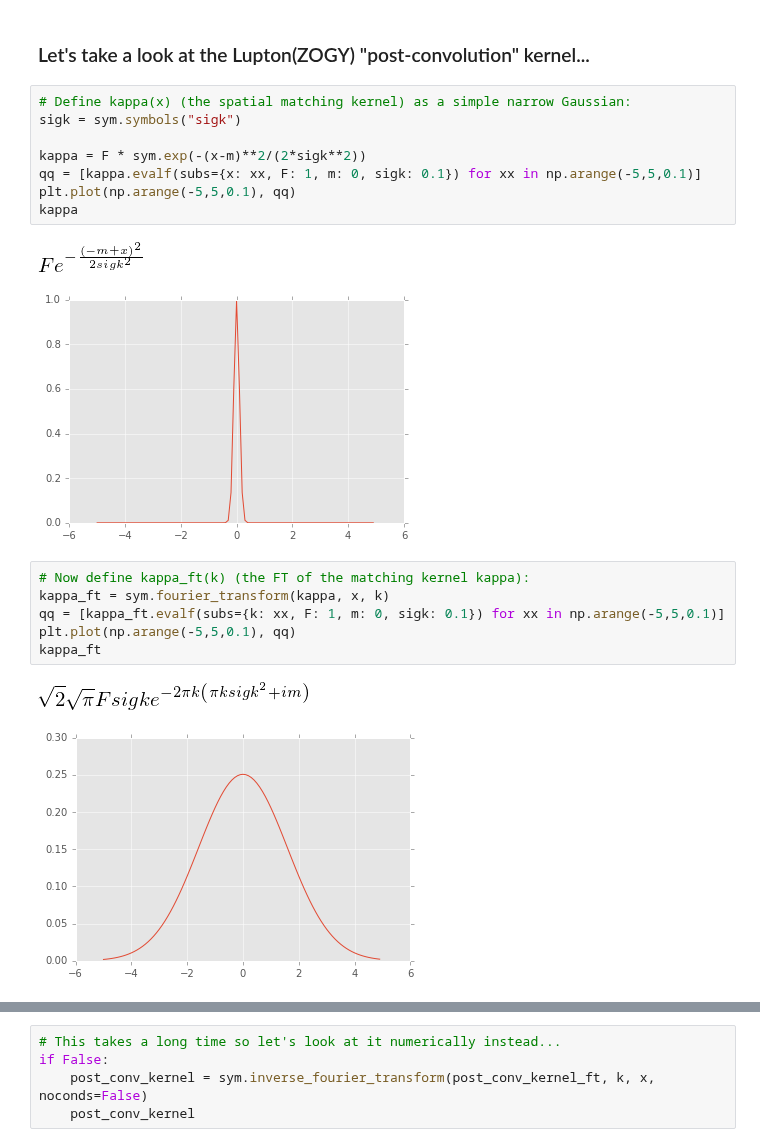
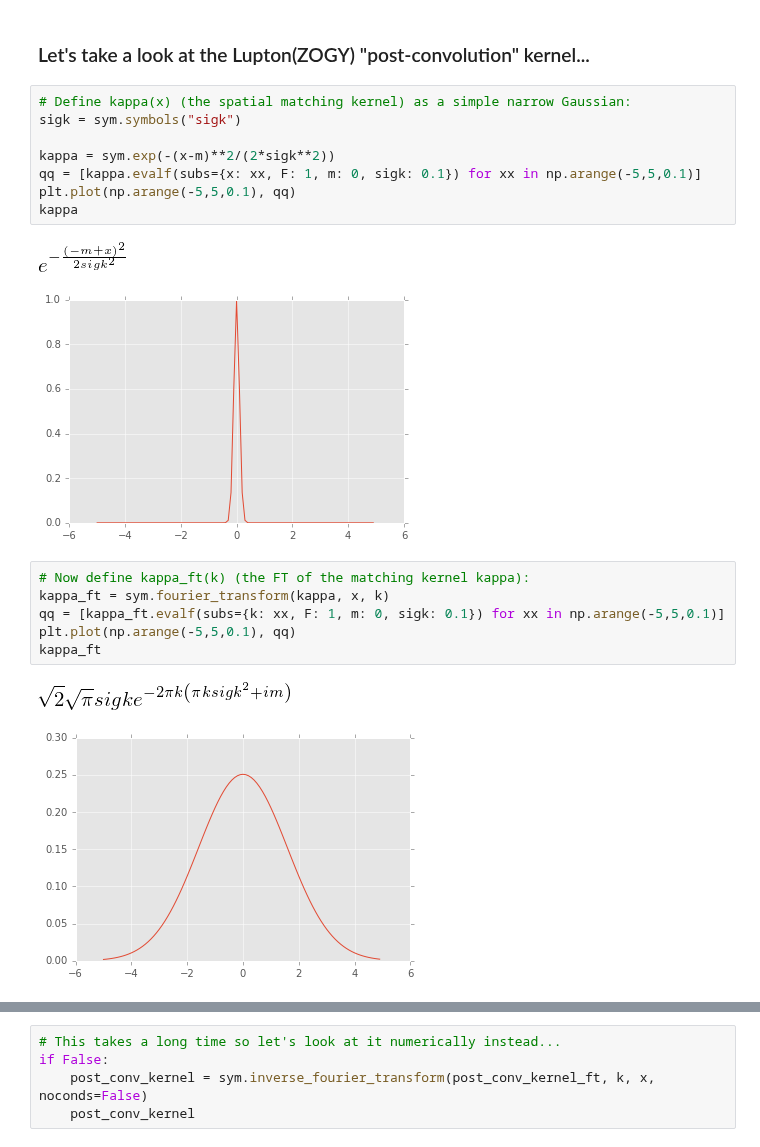
Before and after one commit to lsst-dm/diffimTests, a Jupyter notebook: 1. Understand Lupton(ZOGY) "post convolution" kernel.ipynb, the cells around one changed output, grey strips where cells are left out. Drawn from its saved outputs; the diff is of its cells as text.

```diff
--- a/1. Understand Lupton(ZOGY) "post convolution" kernel.ipynb
+++ b/1. Understand Lupton(ZOGY) "post convolution" kernel.ipynb
@@ -107,13 +107,13 @@ plt.plot(t, signal2.real)
 # %%
 # Define kappa(x) (the spatial matching kernel) as a simple narrow Gaussian:
 sigk = sym.symbols("sigk")
 
-kappa = F * sym.exp(-(x-m)**2/(2*sigk**2))
+kappa = sym.exp(-(x-m)**2/(2*sigk**2))
 qq = [kappa.evalf(subs={x: xx, F: 1, m: 0, sigk: 0.1}) for xx in np.arange(-5,5,0.1)]
 plt.plot(np.arange(-5,5,0.1), qq)
 kappa
 # %% [output]
-[figure, old version]
+[figure, new version]
 [figure]
 # %%
 # Now define kappa_ft(k) (the FT of the matching kernel kappa):
@@ -122,7 +122,7 @@ qq = [kappa_ft.evalf(subs={k: xx, F: 1, m: 0, sigk: 0.1}) for xx in np.arange(-5
 plt.plot(np.arange(-5,5,0.1), qq)
 kappa_ft
 # %% [output]
-[figure, old version]
+[figure, new version]
 [figure]
 # %%
 sig1, sig2 = sym.symbols("sig1 sig2")
```
Also changed, not shown: parts of 10 cells of this notebook.
